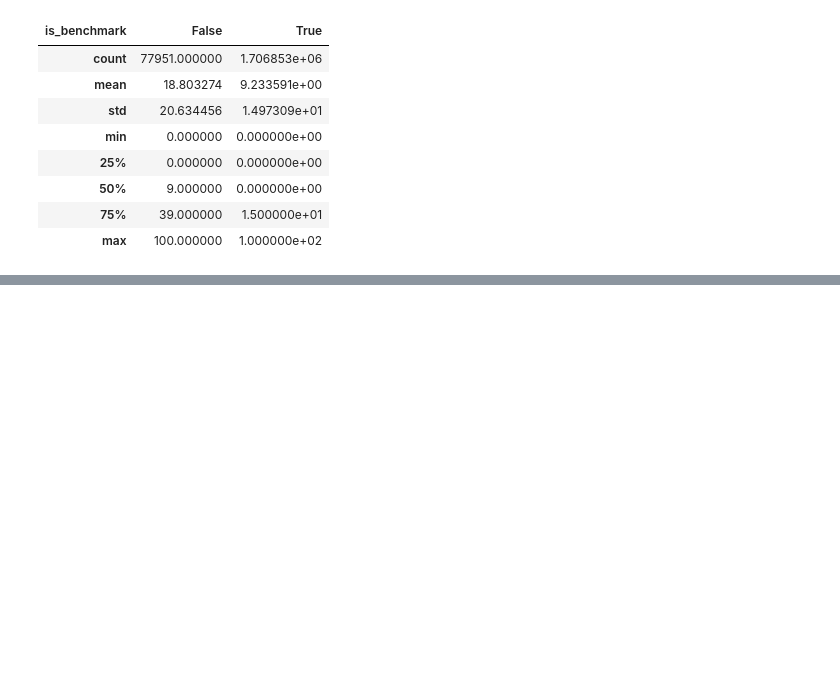
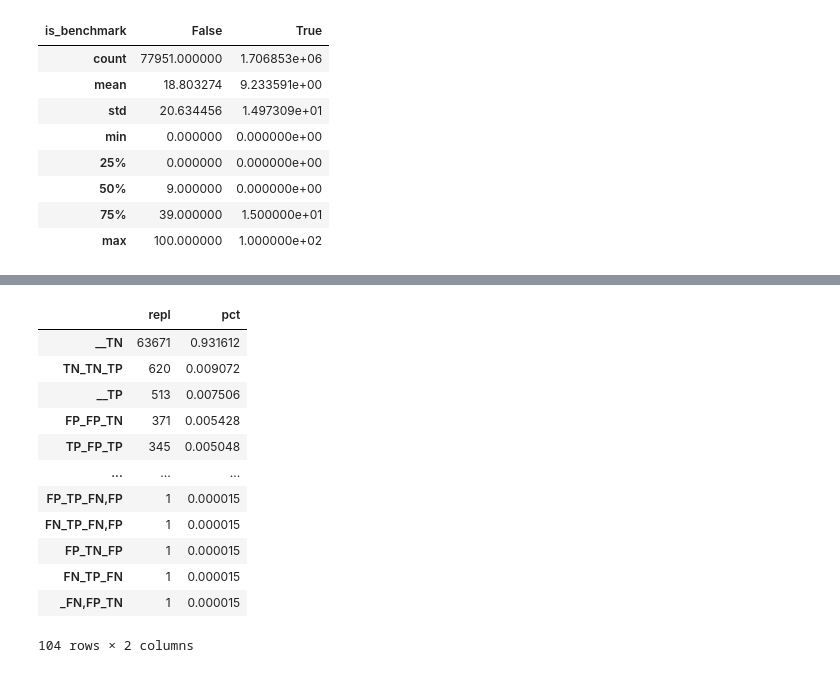
Before and after one commit to ACEnglish/adotto, a Jupyter notebook: manuscript/f2_benchmark/BenchmarkSOM.ipynb, the cells around one changed output, grey strips where cells are left out. Saved outputs shown, nothing was run; the diff lists cells and outputs as text; code cells hidden in the pictures; blank space fills up the shorter version.

```diff
--- a/manuscript/f2_benchmark/BenchmarkSOM.ipynb
+++ b/manuscript/f2_benchmark/BenchmarkSOM.ipynb
@@ -152,0 +164,2 @@ m_view
+# %%
+v = v.to_frame()
@@ -152,0 +180,17 @@ m_view
+# %%
+v['pct'] = v['repl'] / v['repl'].sum()
+v
+# %% [output]
+|  | repl | pct |
+| __TN | 63671 | 0.931612 |
+| TN_TN_TP | 620 | 0.009072 |
+| __TP | 513 | 0.007506 |
+| FP_FP_TN | 371 | 0.005428 |
+| TP_FP_TP | 345 | 0.005048 |
+| ... | ... | ... |
+| FP_TP_FN,FP | 1 | 0.000015 |
+| FN_TP_FN,FP | 1 | 0.000015 |
+| FP_TN_FP | 1 | 0.000015 |
+| FN_TP_FN | 1 | 0.000015 |
+| _FN,FP_TN | 1 | 0.000015 |
+104 rows × 2 columns
```
Also changed, not shown: parts of 10 cells of this notebook, 9 other files.
